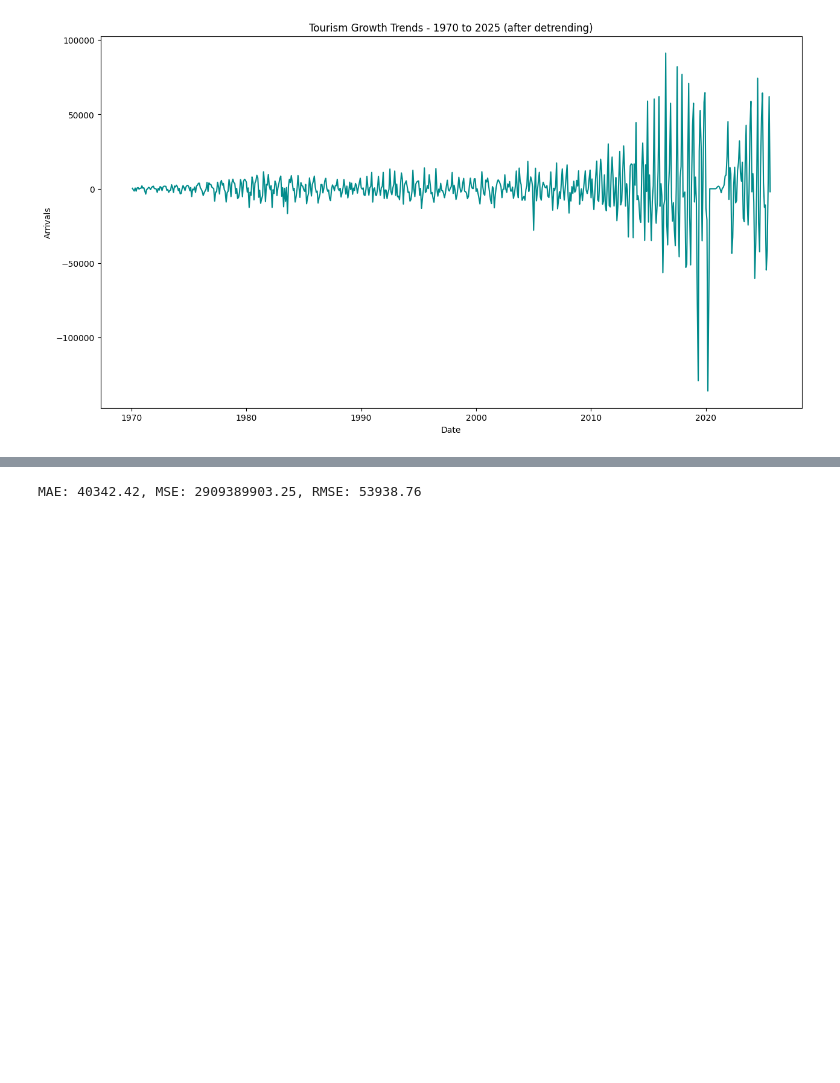
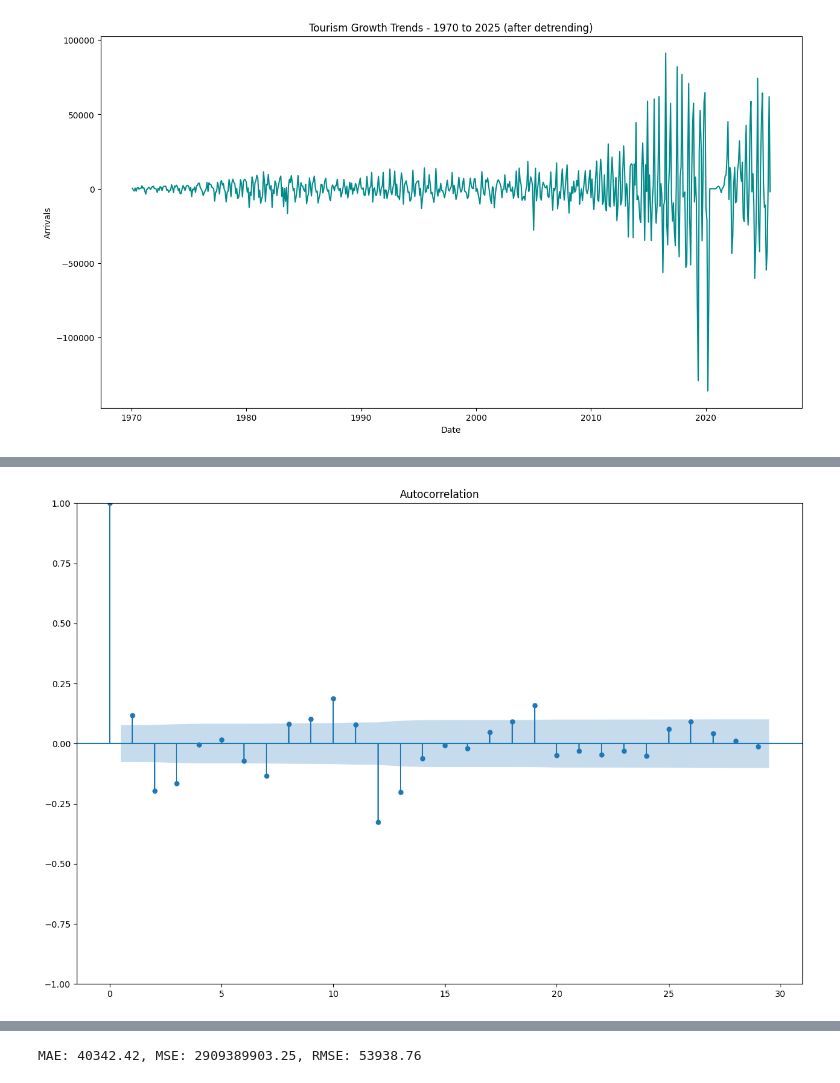
Before and after one commit to tharuka7/tourism__forecast_sl, a Jupyter notebook: ts.ipynb, the cells around one changed output, grey strips where cells are left out. Saved outputs shown, nothing was run; the diff lists cells and outputs as text; code cells hidden in the pictures; blank space fills up the shorter version.

```diff
--- a/ts.ipynb
+++ b/ts.ipynb
@@ -171,0 +194,5 @@ plt.show()
+# %%
+plot_acf(df['diff_seasonal'])
+plt.show()
+# %% [output]
+[figure, added]
```
Also changed, not shown: parts of 46 cells of this notebook.
